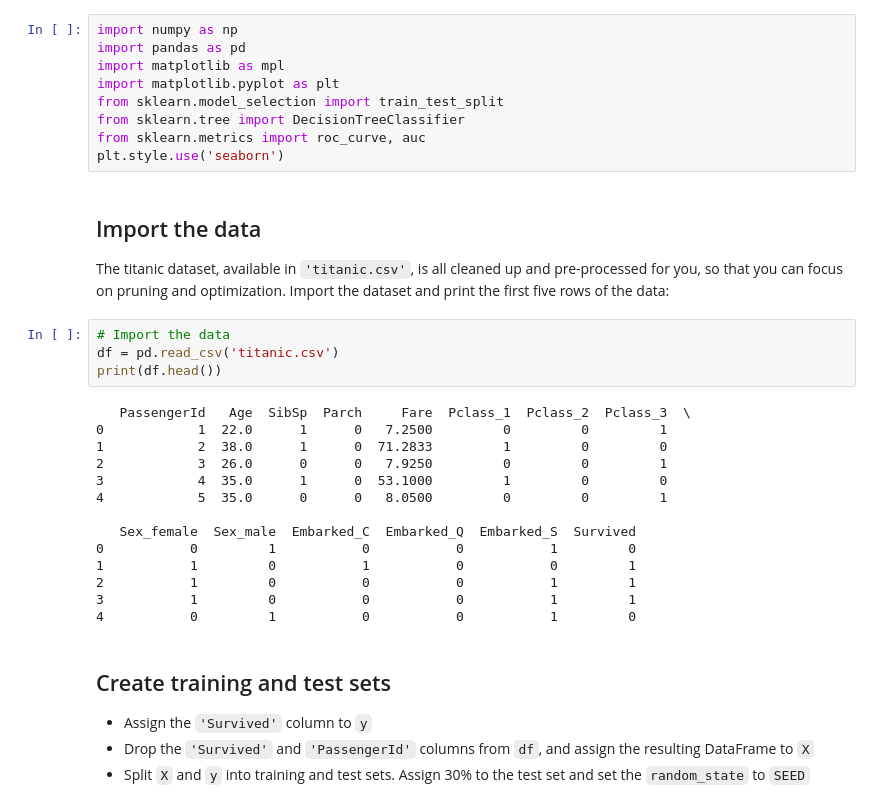
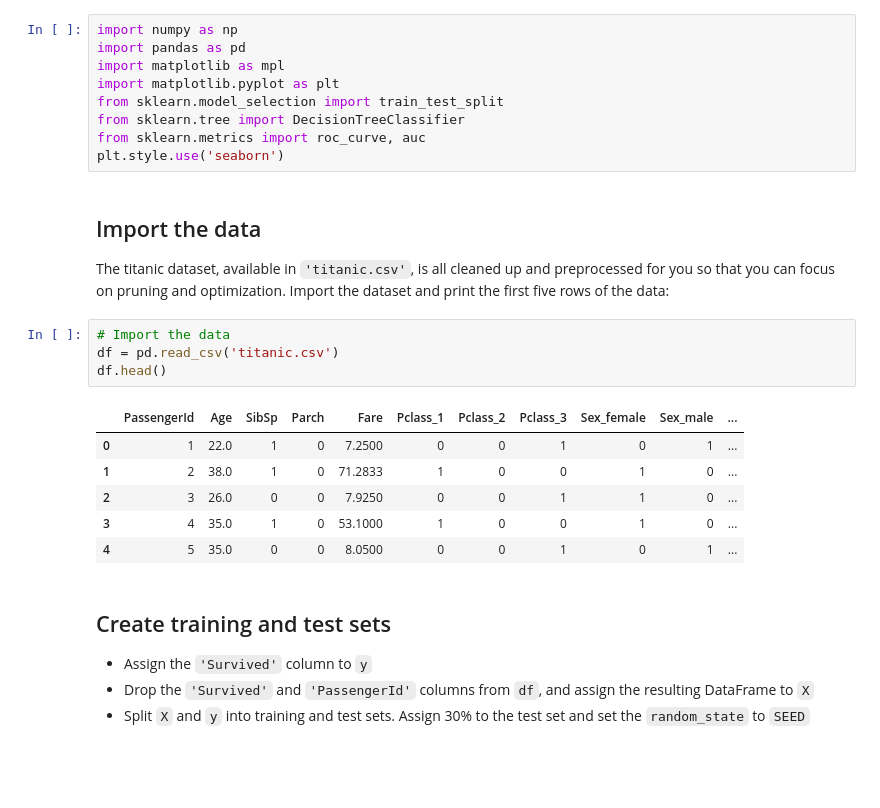
Before and after one commit to learn-co-curriculum/dsc-tuning-decision-trees-lab, a Jupyter notebook: index.ipynb, the cells around one changed output. Cells and saved outputs as stored; diff of their text form; blank space fills up the shorter version.

```diff
--- a/index.ipynb
+++ b/index.ipynb
@@ -26,25 +26,18 @@ plt.style.use('seaborn')
 # %% [markdown]
 ## Import the data
 
-The titanic dataset, available in `'titanic.csv'`, is all cleaned up and pre-processed for you, so that you can focus on pruning and optimization. Import the dataset and print the first five rows of the data:
+The titanic dataset, available in `'titanic.csv'`, is all cleaned up and preprocessed for you so that you can focus on pruning and optimization. Import the dataset and print the first five rows of the data:
 # %%
 # Import the data
 df = pd.read_csv('titanic.csv')
-print(df.head())
+df.head()
 # %% [output]
-   PassengerId   Age  SibSp  Parch     Fare  Pclass_1  Pclass_2  Pclass_3  \
-0            1  22.0      1      0   7.2500         0         0         1
-1            2  38.0      1      0  71.2833         1         0         0
-2            3  26.0      0      0   7.9250         0         0         1
-3            4  35.0      1      0  53.1000         1         0         0
-4            5  35.0      0      0   8.0500         0         0         1
-
-   Sex_female  Sex_male  Embarked_C  Embarked_Q  Embarked_S  Survived
-0           0         1           0           0           1         0
-1           1         0           1           0           0         1
-2           1         0           0           0           1         1
-3           1         0           0           0           1         1
-4           0         1           0           0           1         0
+|  | PassengerId | Age | SibSp | Parch | Fare | Pclass_1 | Pclass_2 | Pclass_3 | Sex_female | Sex_male | ... |
+| 0 | 1 | 22.0 | 1 | 0 | 7.2500 | 0 | 0 | 1 | 0 | 1 | ... |
+| 1 | 2 | 38.0 | 1 | 0 | 71.2833 | 1 | 0 | 0 | 1 | 0 | ... |
+| 2 | 3 | 26.0 | 0 | 0 | 7.9250 | 0 | 0 | 1 | 1 | 0 | ... |
+| 3 | 4 | 35.0 | 1 | 0 | 53.1000 | 1 | 0 | 0 | 1 | 0 | ... |
+| 4 | 5 | 35.0 | 0 | 0 | 8.0500 | 0 | 0 | 1 | 0 | 1 | ... |
 # %% [markdown]
 ## Create training and test sets
 
```
Also changed, not shown: parts of 8 cells of this notebook, 1 other file.
